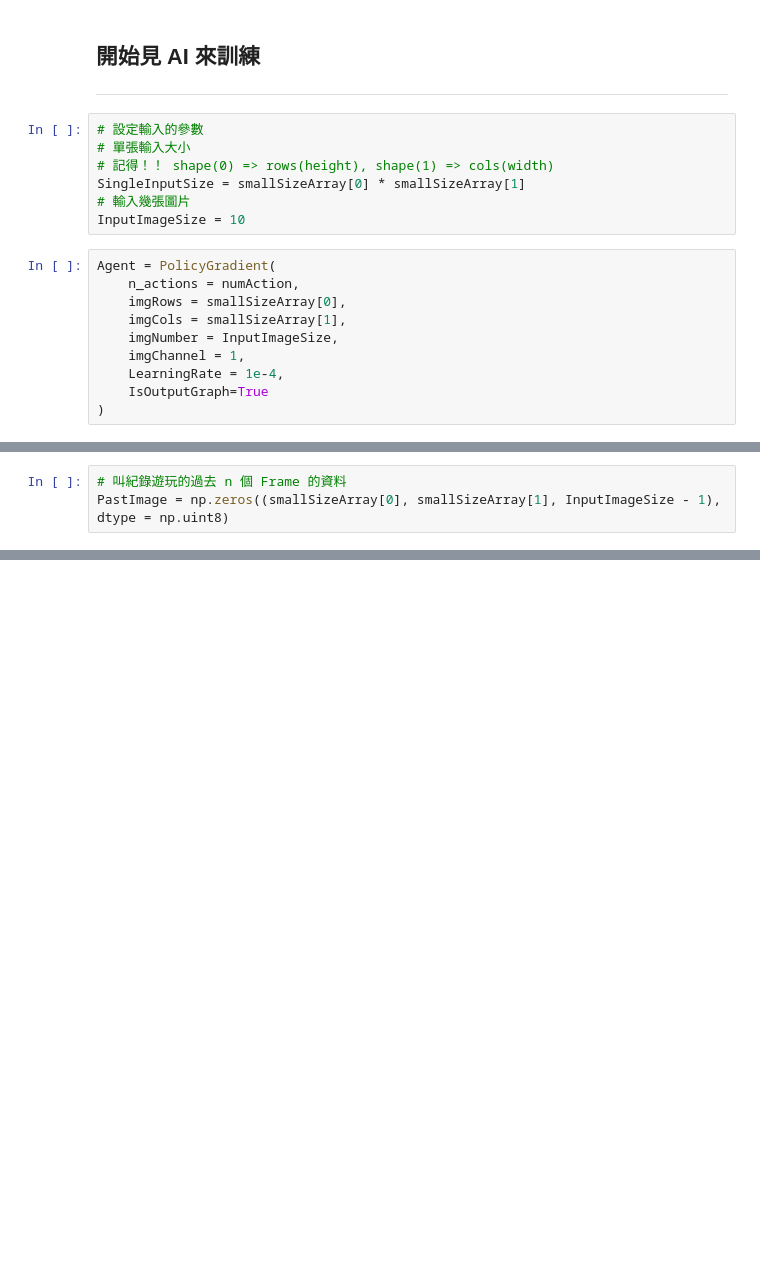
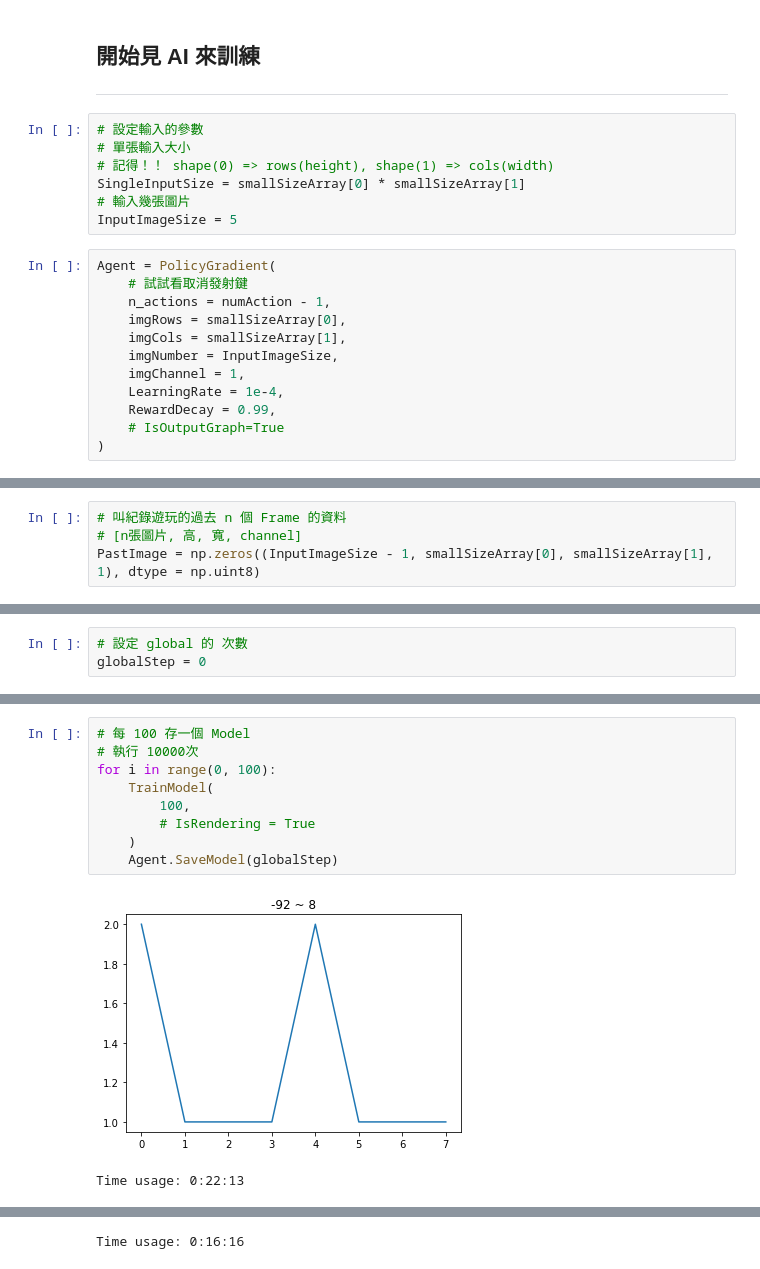
Before and after one commit to Darkgrouptw/Tensorflow-Project, a Jupyter notebook: 05. Policy Gradient in Breakout-v0/Run BreakoutAI.ipynb, the cells around one changed output, grey strips where cells are left out. Cells and saved outputs as stored; diff of their text form; blank space fills up the shorter version.

```diff
--- a/05. Policy Gradient in Breakout-v0/Run BreakoutAI.ipynb
+++ b/05. Policy Gradient in Breakout-v0/Run BreakoutAI.ipynb
@@ -128,14 +134,16 @@ def ImagePreprocess(img):
 # 記得！！ shape(0) => rows(height), shape(1) => cols(width)
 SingleInputSize = smallSizeArray[0] * smallSizeArray[1]
 # 輸入幾張圖片
-InputImageSize = 10
+InputImageSize = 5
 # %%
 Agent = PolicyGradient(
-    n_actions = numAction,
+    # 試試看取消發射鍵
+    n_actions = numAction - 1,
     imgRows = smallSizeArray[0],
     imgCols = smallSizeArray[1],
     imgNumber = InputImageSize,
     imgChannel = 1,
     LearningRate = 1e-4,
-    IsOutputGraph=True
+    RewardDecay = 0.99,
+    # IsOutputGraph=True
 )
@@ -142,6 +152,7 @@ Agent = PolicyGradient(
 # %%
 # 叫紀錄遊玩的過去 n 個 Frame 的資料
-PastImage = np.zeros((smallSizeArray[0], smallSizeArray[1], InputImageSize - 1), dtype = np.uint8)
+# [n張圖片, 高, 寬, channel]
+PastImage = np.zeros((InputImageSize - 1, smallSizeArray[0], smallSizeArray[1], 1), dtype = np.uint8)
 # %%
 def checkIsNoMove(ImgArray):
     for i in range(1, InputImageSize):
@@ -150,3 +161,6 @@ def checkIsNoMove(ImgArray):
             return False
     return True
+# %%
+# 設定 global 的 次數
+globalStep = 0
 # %%
@@ -224,0 +309,12 @@ TrainModel(300)
+# %%
+# 每 100 存一個 Model
+# 執行 10000次
+for i in range(0, 100):
+    TrainModel(
+        100,
+        # IsRendering = True
+    )
+    Agent.SaveModel(globalStep)
+# %% [output]
+[figure, added]
+Time usage: 0:22:13
@@ -224,0 +322 @@ TrainModel(300)
+Time usage: 0:16:16
```
Also changed, not shown: parts of 12 cells of this notebook, 1 other file.
